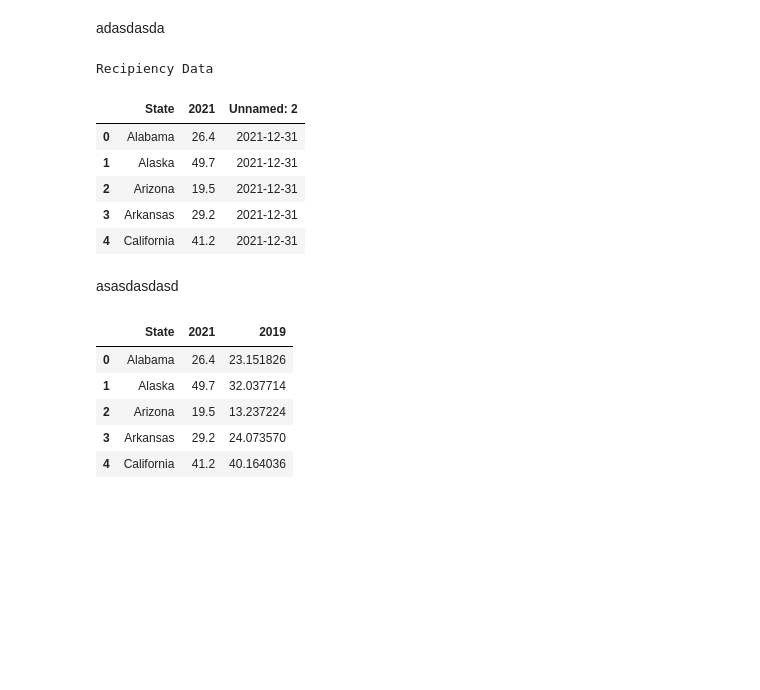
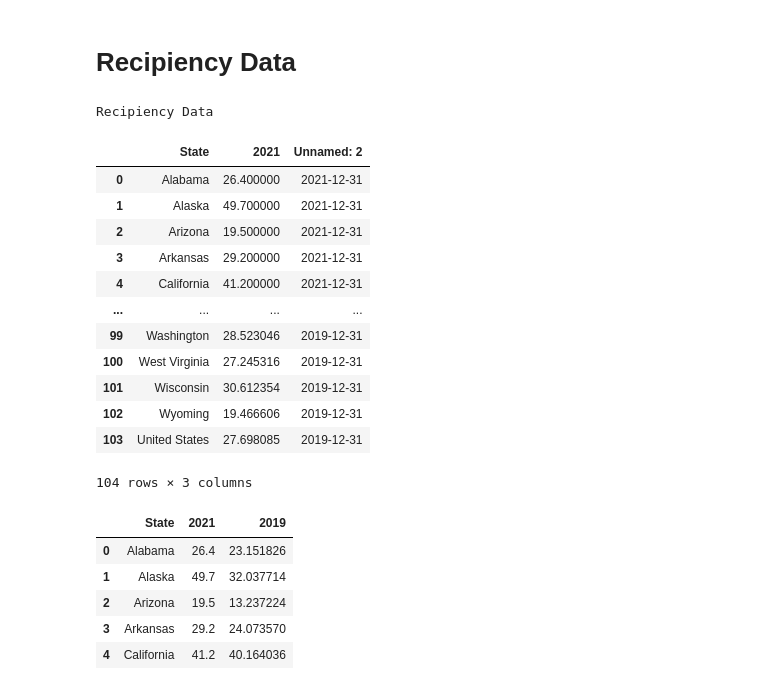
Before and after one commit to mitchv34/cdc_project, a Jupyter notebook: UI Data/UI_data_notebook.ipynb, the cells around one changed output. Cells and saved outputs as stored; diff of their text form; code cells hidden in the pictures; blank space fills up the shorter version.

```diff
--- a/UI Data/test.ipynb
+++ b/UI Data/UI_data_notebook.ipynb
@@ -19,23 +19,31 @@ Contents Tab
 | 2 | PUC Cut Off | Number of Workers Being Impacted ... | State, National | Table, Graph |
 | 3 | Nonmonetary Timeliness | Average Time to Processing UI Ini... | State | Table |
 | 4 | Demographics | Demographics of UI Claimants (con... | State, National | Table |
-# %% [markdown]
-adasdasda
+# %% [markdown]
+# Recipiency Data
 # %%
 print(information[1])
 # Let's see the first sheet
 data_1 = data_.parse(information[1])  # read a specific sheet to DataFrame
-data_1[data_0.columns].head()
+# data_1[data_0.columns].head()
+
+
+data_1
 # %% [output]
 Recipiency Data
 |  | State | 2021 | Unnamed: 2 |
-| 0 | Alabama | 26.4 | 2021-12-31 |
-| 1 | Alaska | 49.7 | 2021-12-31 |
-| 2 | Arizona | 19.5 | 2021-12-31 |
-| 3 | Arkansas | 29.2 | 2021-12-31 |
-| 4 | California | 41.2 | 2021-12-31 |
+| 0 | Alabama | 26.400000 | 2021-12-31 |
+| 1 | Alaska | 49.700000 | 2021-12-31 |
+| 2 | Arizona | 19.500000 | 2021-12-31 |
+| 3 | Arkansas | 29.200000 | 2021-12-31 |
+| 4 | California | 41.200000 | 2021-12-31 |
+| ... | ... | ... | ... |
+| 99 | Washington | 28.523046 | 2019-12-31 |
+| 100 | West Virginia | 27.245316 | 2019-12-31 |
+| 101 | Wisconsin | 30.612354 | 2019-12-31 |
+| 102 | Wyoming | 19.466606 | 2019-12-31 |
+| 103 | United States | 27.698085 | 2019-12-31 |
+104 rows × 3 columns
-# %% [markdown]
-asasdasdasd
 # %%
 data_state = data_1.loc[range(0,52)][['State', 2021]]
 data_state[2019] = data_1.loc[range(52,len(data_1))][2021].values
```
Also changed, not shown: parts of 25 cells of this notebook, 54 other files.
